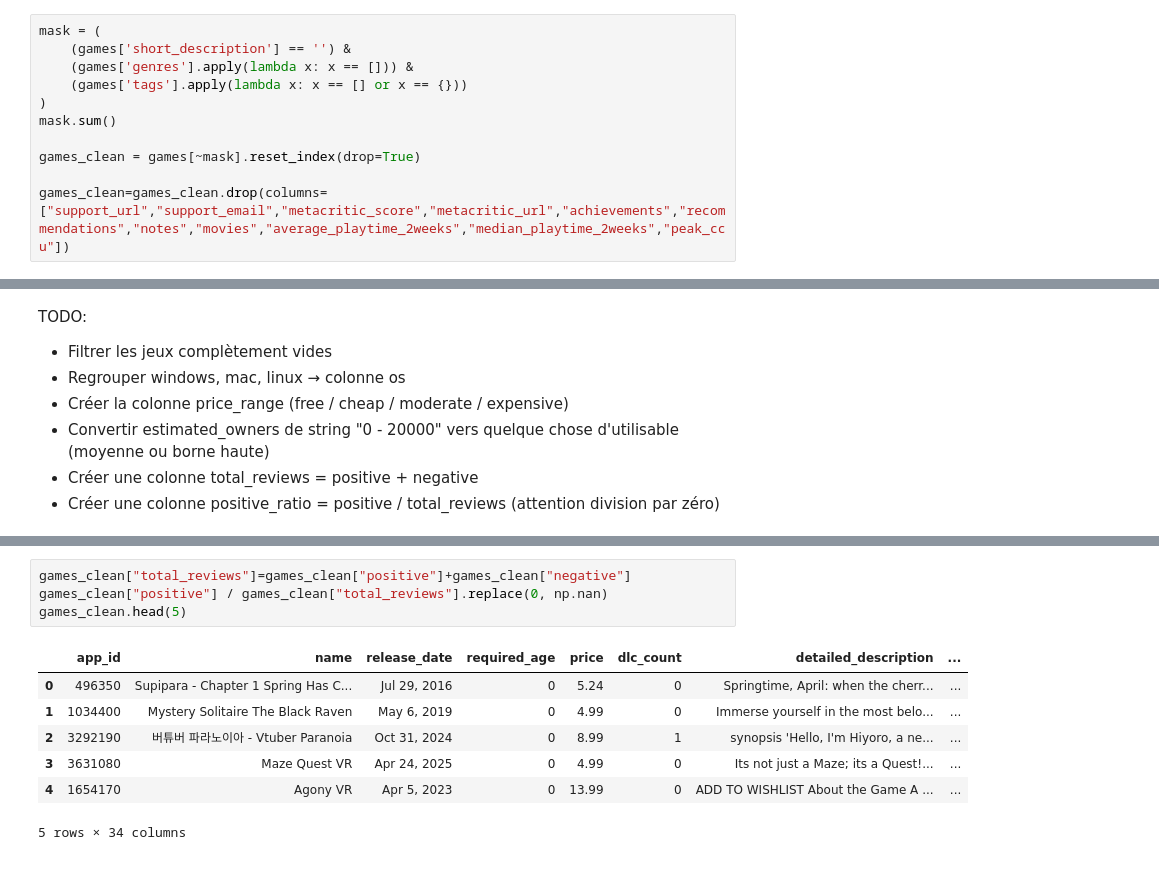
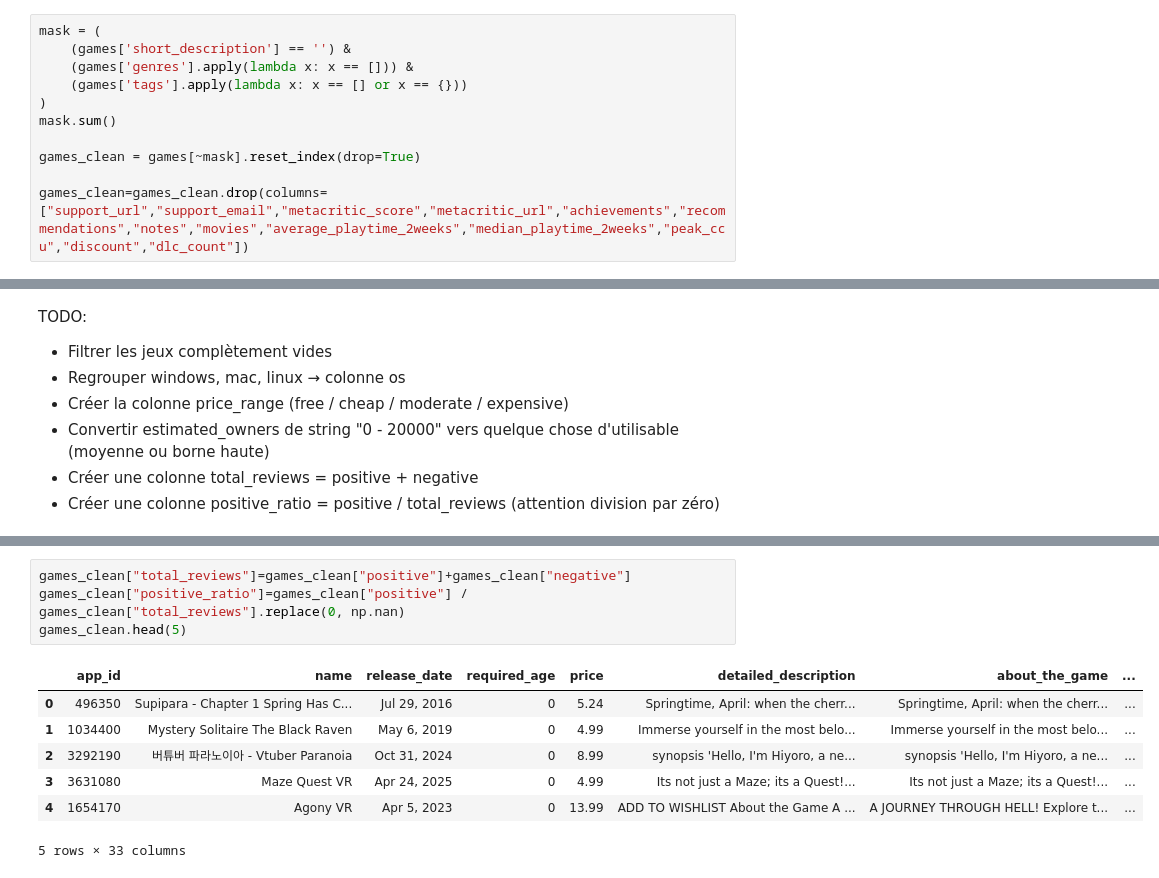
Before and after one commit to nour-nour7/video_game_recommender, a Jupyter notebook: datacleaning.ipynb, the cells around one changed output, grey strips where cells are left out. Drawn from its saved outputs; the diff is of its cells as text.

Commit message:
EDA done, recommendation function and embeddings done, next step -> LLM implementation and streamlit deployment'

```diff
--- a/datacleaning.ipynb
+++ b/datacleaning.ipynb
@@ -72,7 +72,7 @@ mask.sum()
 
 games_clean = games[~mask].reset_index(drop=True)
 
-games_clean=games_clean.drop(columns=["support_url","support_email","metacritic_score","metacritic_url","achievements","recommendations","notes","movies","average_playtime_2weeks","median_playtime_2weeks","peak_ccu"])
+games_clean=games_clean.drop(columns=["support_url","support_email","metacritic_score","metacritic_url","achievements","recommendations","notes","movies","average_playtime_2weeks","median_playtime_2weeks","peak_ccu","discount","dlc_count"])
 # %%
 games_clean.head(5)
 # %% [output]
@@ -121,12 +121,12 @@ games_clean.drop(columns=["windows","mac","linux","discount","estimated_owners"]
 # %%
 games_clean["total_reviews"]=games_clean["positive"]+games_clean["negative"]
-games_clean["positive"] / games_clean["total_reviews"].replace(0, np.nan)
+games_clean["positive_ratio"]=games_clean["positive"] / games_clean["total_reviews"].replace(0, np.nan)
 games_clean.head(5)
 # %% [output]
-|  | app_id | name | release_date | required_age | price | dlc_count | detailed_description | ... |
-| 0 | 496350 | Supipara - Chapter 1 Spring Has C... | Jul 29, 2016 | 0 | 5.24 | 0 | Springtime, April: when the cherr... | ... |
-| 1 | 1034400 | Mystery Solitaire The Black Raven | May 6, 2019 | 0 | 4.99 | 0 | Immerse yourself in the most belo... | ... |
-| 2 | 3292190 | 버튜버 파라노이아 - Vtuber Paranoia | Oct 31, 2024 | 0 | 8.99 | 1 | synopsis 'Hello, I'm Hiyoro, a ne... | ... |
-| 3 | 3631080 | Maze Quest VR | Apr 24, 2025 | 0 | 4.99 | 0 | Its not just a Maze; its a Quest!... | ... |
-| 4 | 1654170 | Agony VR | Apr 5, 2023 | 0 | 13.99 | 0 | ADD TO WISHLIST About the Game A ... | ... |
+|  | app_id | name | release_date | required_age | price | detailed_description | about_the_game | ... |
+| 0 | 496350 | Supipara - Chapter 1 Spring Has C... | Jul 29, 2016 | 0 | 5.24 | Springtime, April: when the cherr... | Springtime, April: when the cherr... | ... |
+| 1 | 1034400 | Mystery Solitaire The Black Raven | May 6, 2019 | 0 | 4.99 | Immerse yourself in the most belo... | Immerse yourself in the most belo... | ... |
+| 2 | 3292190 | 버튜버 파라노이아 - Vtuber Paranoia | Oct 31, 2024 | 0 | 8.99 | synopsis 'Hello, I'm Hiyoro, a ne... | synopsis 'Hello, I'm Hiyoro, a ne... | ... |
+| 3 | 3631080 | Maze Quest VR | Apr 24, 2025 | 0 | 4.99 | Its not just a Maze; its a Quest!... | Its not just a Maze; its a Quest!... | ... |
+| 4 | 1654170 | Agony VR | Apr 5, 2023 | 0 | 13.99 | ADD TO WISHLIST About the Game A ... | A JOURNEY THROUGH HELL! Explore t... | ... |
-5 rows × 34 columns
+5 rows × 33 columns
```
Also changed, not shown: parts of 24 cells of this notebook.
